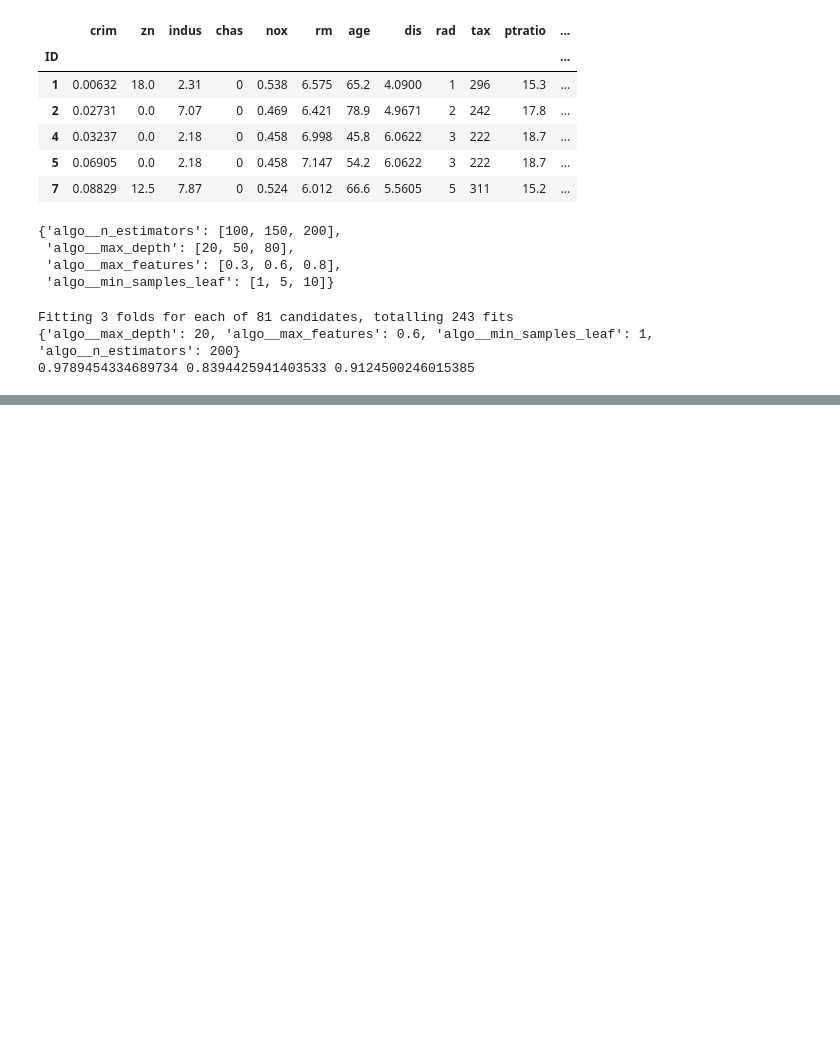
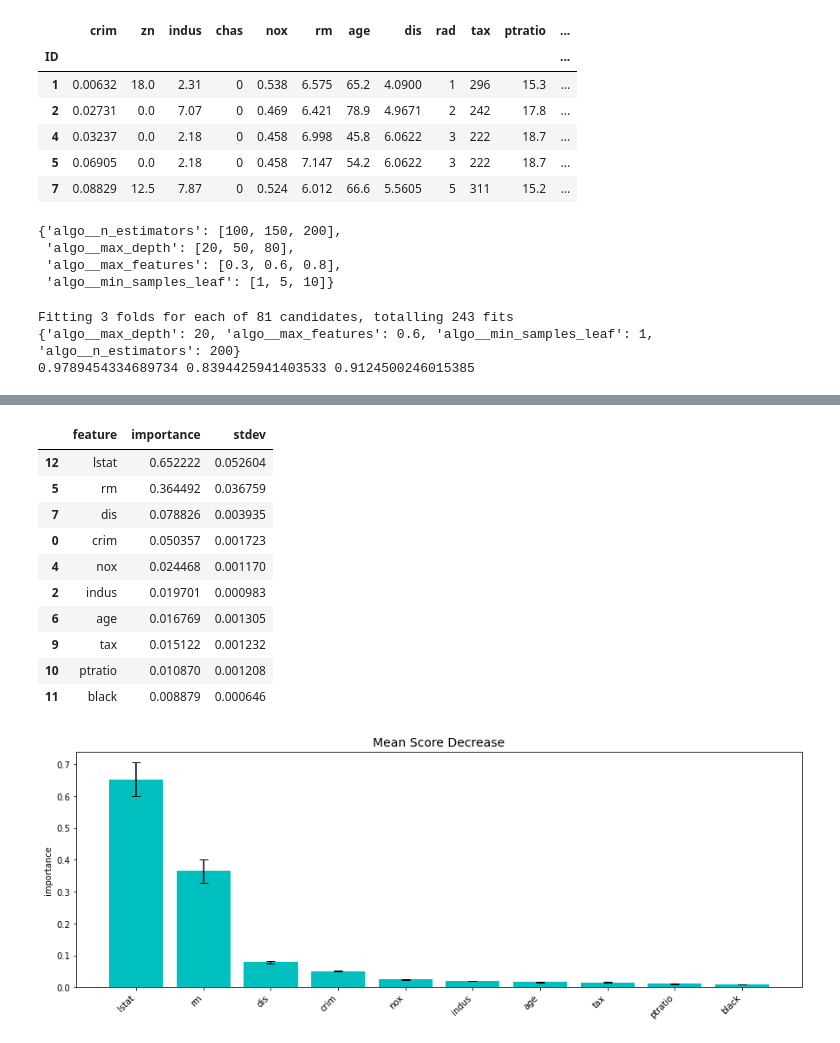
Before and after one commit to FransiscoReadyPermana/supervised_learning, a Jupyter notebook: 06 - RF/part2-RegresiMenggunakanRandomForest.ipynb, the cells around one changed output, grey strips where cells are left out. Drawn from its saved outputs; the diff is of its cells as text; code cells hidden in the pictures; blank space fills up the shorter version.

```diff
--- a/06 - RF/part2-RegresiMenggunakanRandomForest.ipynb
+++ b/06 - RF/part2-RegresiMenggunakanRandomForest.ipynb
@@ -84,0 +93,15 @@ Fitting 3 folds for each of 81 candidates, totalling 243 fits
+# %%
+mean_score_decrease(X_train, y_train, model, plot=True, topk=10)
+# %% [output]
+|  | feature | importance | stdev |
+| 12 | lstat | 0.652222 | 0.052604 |
+| 5 | rm | 0.364492 | 0.036759 |
+| 7 | dis | 0.078826 | 0.003935 |
+| 0 | crim | 0.050357 | 0.001723 |
+| 4 | nox | 0.024468 | 0.001170 |
+| 2 | indus | 0.019701 | 0.000983 |
+| 6 | age | 0.016769 | 0.001305 |
+| 9 | tax | 0.015122 | 0.001232 |
+| 10 | ptratio | 0.010870 | 0.001208 |
+| 11 | black | 0.008879 | 0.000646 |
+[figure, added]
```
Also changed, not shown: parts of 11 cells of this notebook, 1 other file.
